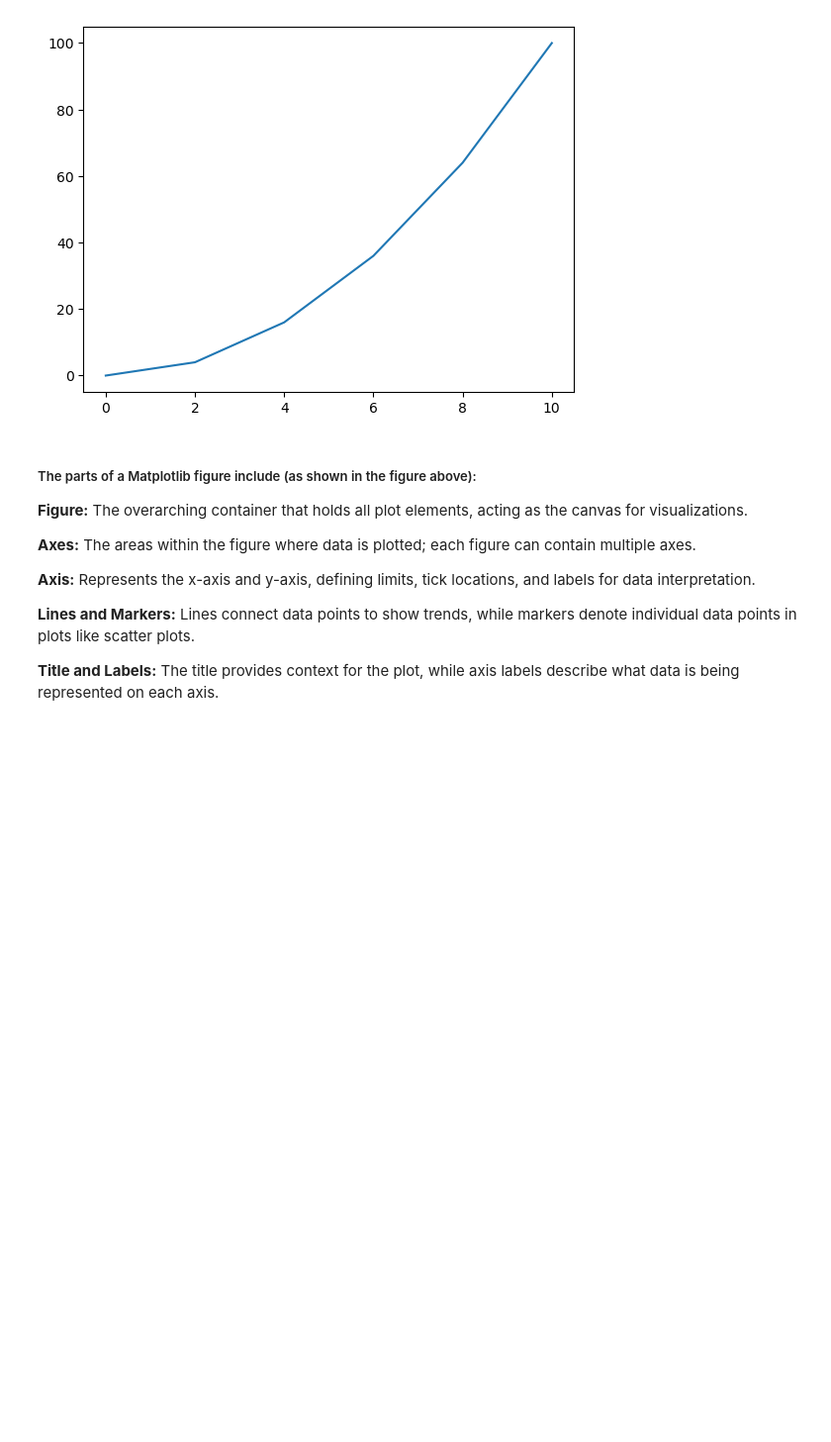
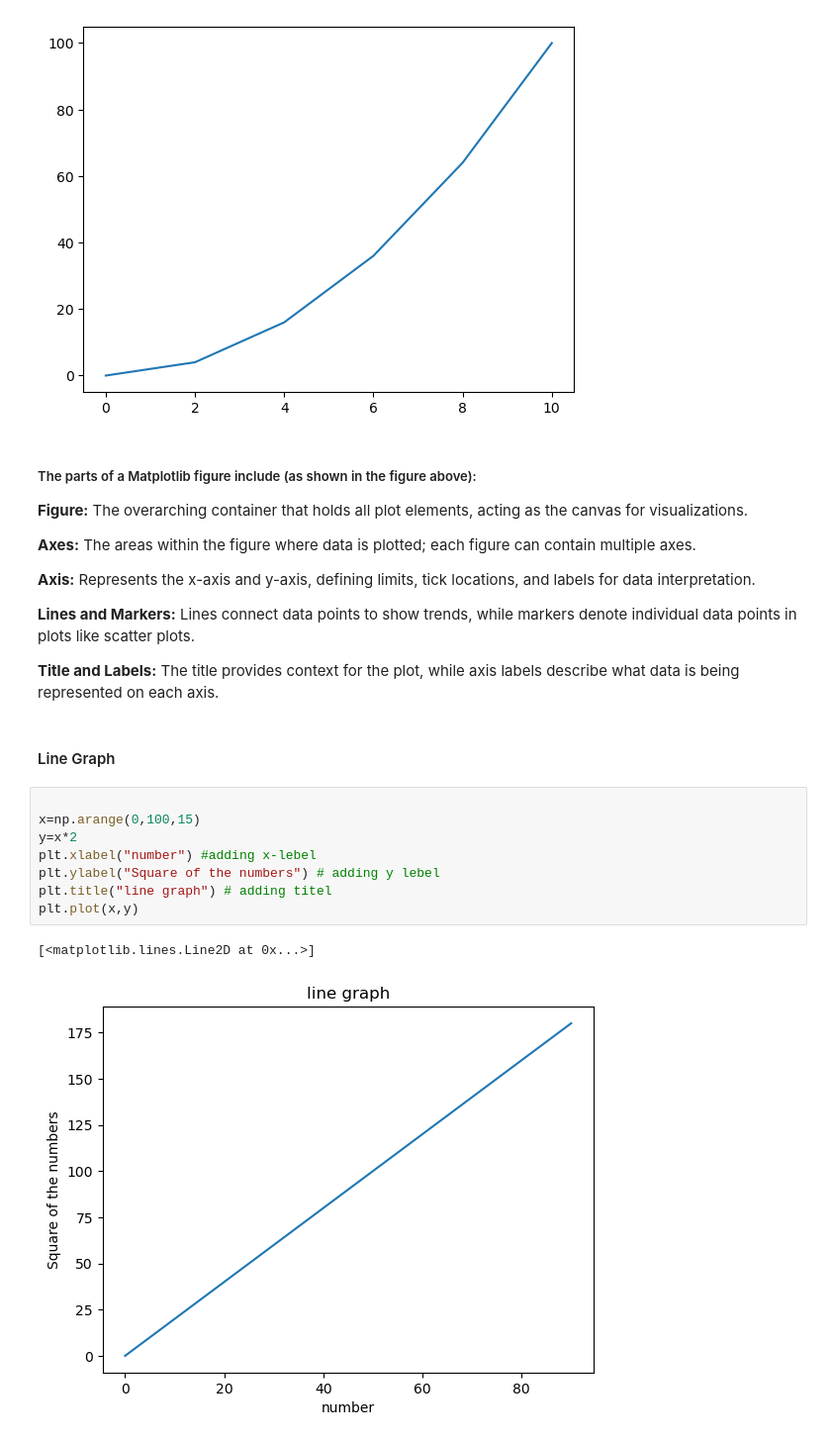
Before and after one commit to amiya2001/ML, a Jupyter notebook: matplotlib.ipynb, the cells around one changed output. Shown at 99% size. Drawn from its saved outputs; the diff is of its cells as text; blank space fills up the shorter version.

Commit message:
line chart with annotations

```diff
--- a/matplotlib.ipynb
+++ b/matplotlib.ipynb
@@ -42,3 +45,16 @@ plt.show
 **Lines and Markers:** Lines connect data points to show trends, while markers denote individual data points in plots like scatter plots.
 
 **Title and Labels:** The title provides context for the plot, while axis labels describe what data is being represented on each axis.
+# %% [markdown]
+#### Line Graph
+# %%
+
+x=np.arange(0,100,15)
+y=x*2
+plt.xlabel("number") #adding x-lebel
+plt.ylabel("Square of the numbers") # adding y lebel
+plt.title("line graph") # adding titel
+plt.plot(x,y)
+# %% [output]
+[<matplotlib.lines.Line2D at 0x...>]
+[figure, added]
```
Also changed, not shown: parts of 4 cells of this notebook.
